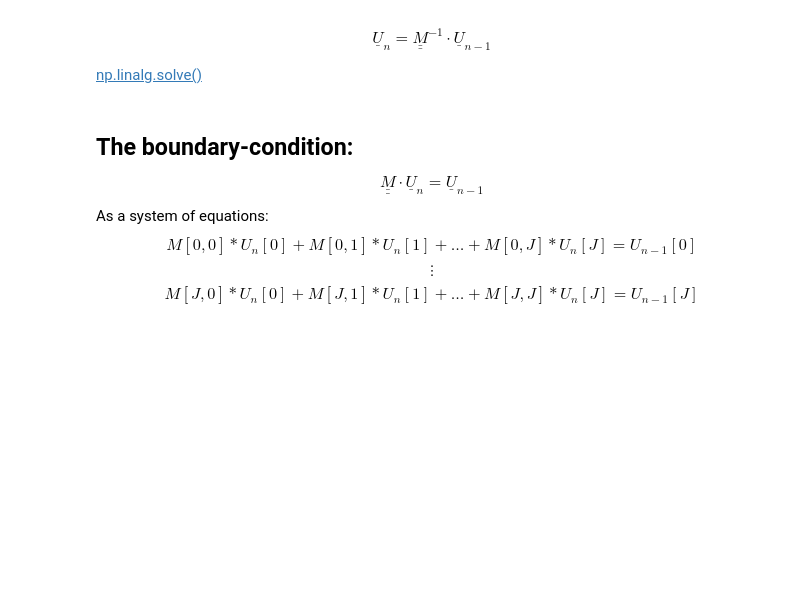
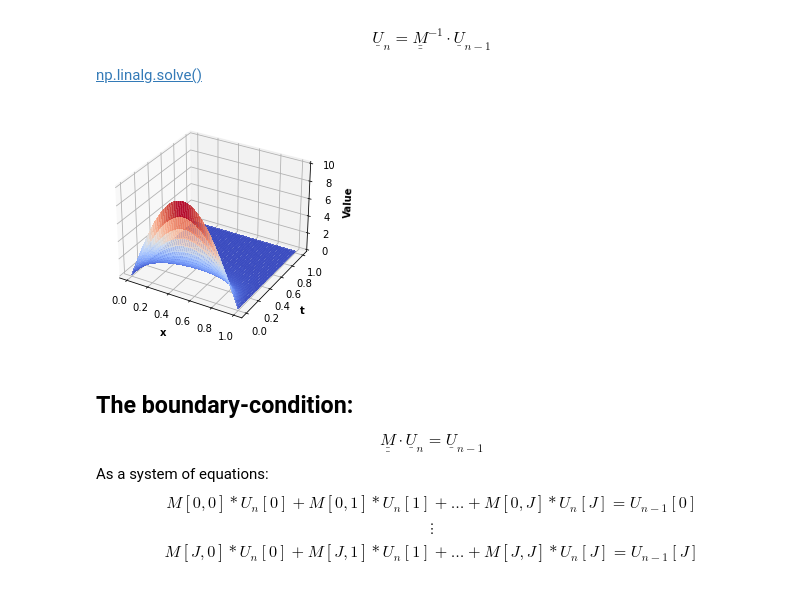
Before and after one commit to QuantCourseBP/QuantCourseBP, a Jupyter notebook: Lectures/2023_fall_ELTE/05_Finite_method_intro/Finite_difference_method_intro_START.ipynb, the cells around one changed output. Cells and saved outputs as stored; diff of their text form; code cells hidden in the pictures; blank space fills up the shorter version.

```diff
--- a/Lectures/2023_fall_ELTE/05_Finite_method_intro/Finite_difference_method_intro_START.ipynb
+++ b/Lectures/2023_fall_ELTE/05_Finite_method_intro/Finite_difference_method_intro_START.ipynb
@@ -268,8 +412,16 @@ implicit_dt = implicit["dt"]
 implicit_r = implicit_dt/implicit_dx**2.
 
 #TODO: Implement your method
+
+implicit_M = np.diag([1+2*implicit_r]*(x_step-2))-implicit_r*(np.diag([1.]*(x_step-3), -1)+np.diag([1.]*(x_step-3), +1))
+
+
+for n in range(1, t_step):
+    implicit_grid[1:-1,n] = linalg.solve(implicit_M, implicit_grid[1:-1,n-1], assume_a='sym')
 # %%
-plot_2d((0, 1, x_step), (0, 1, t_step), analytic_func=heat_simple_solution, grid_values=implicit_grid.T, z_lim=(0,10.))
+plot_2d((0, 1, x_step), (0, 1, t_step), grid_values=implicit_grid.T, z_lim=(0,10.))
+# %% [output]
+[figure, added]
 # %% [markdown]
 ## The boundary-condition:
 $$\underline{\underline{M}}\cdot \underline{U}_n = \underline {U}_{n-1}$$
```
Also changed, not shown: parts of 49 cells of this notebook, 7 other files.
